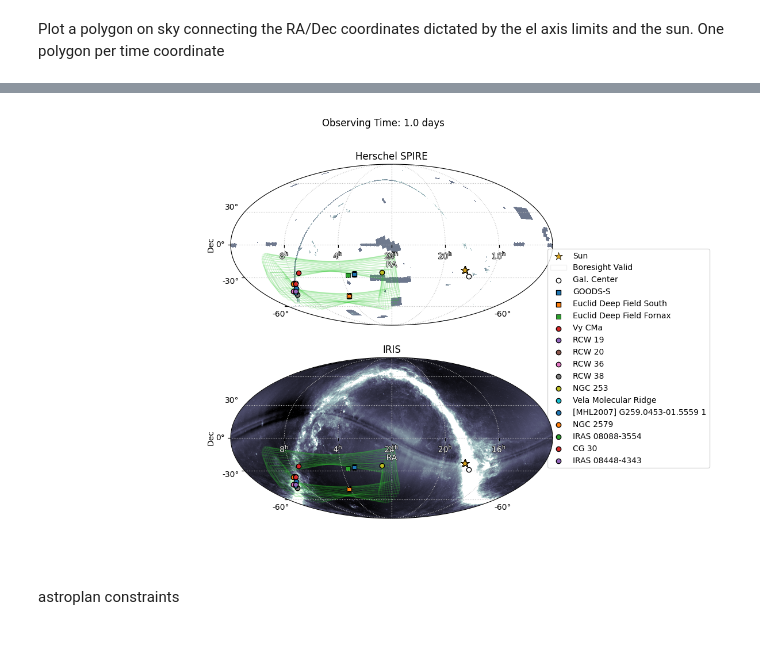
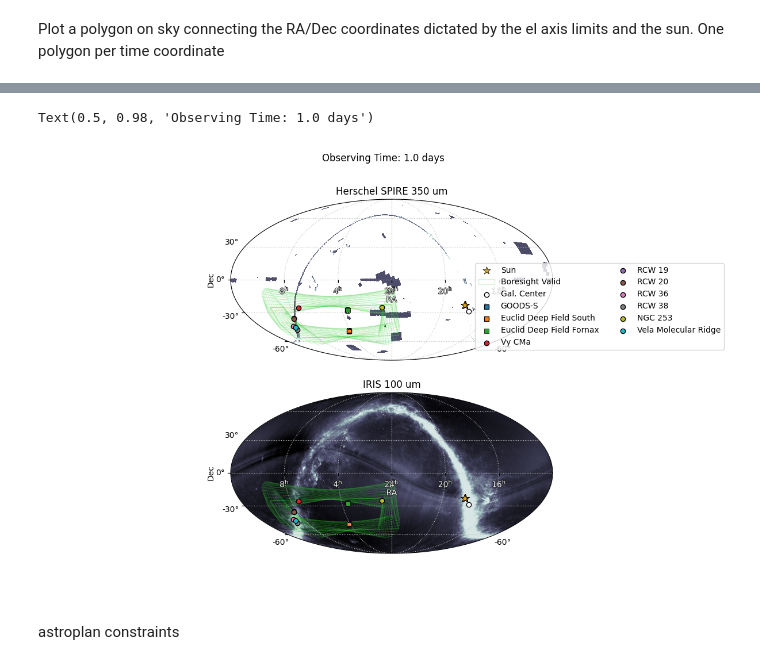
Before and after one commit to tim-balloon/tim-memos, a Jupyter notebook: TIM_sky_coverage.ipynb, the cells around one changed output, grey strips where cells are left out. Drawn from its saved outputs; the diff is of its cells as text; code cells hidden in the pictures.

Commit message:
fix allsky legend

```diff
--- a/TIM_sky_coverage.ipynb
+++ b/TIM_sky_coverage.ipynb
@@ -54,7 +54,7 @@ sun_altaz = sun.transform_to('altaz')
 
 gal_center = SkyCoord(ra='17h45m40.04s', dec='-29d00m28.s', obstime=times[0], location=mcmurdo)
 
-goods_s = SkyCoord(ra=3.*15*u.degree,dec=-27*u.degree, obstime=times, location=mcmurdo)
+goods_s = SkyCoord(ra='3h32m36.51s', dec='-27d47m33.74s', obstime=times, location=mcmurdo)
 goods_s_altaz = goods_s.transform_to('altaz')
 
 edfs = SkyCoord(ra='04h04m57.84s', dec='-48d25m22.8s', obstime=times[0], location=mcmurdo)
@@ -222,7 +222,7 @@ for j, ax in enumerate(axs):
     lon.set_ticklabel(color='white', path_effects=path_effects)
     ax.grid(linestyle=':', color='silver')
 
-    ax.imshow(d, vmin=np.nanmin(d), vmax=np.nanmean(d) + 1 * np.nanstd(d), cmap='bone')
+    ax.imshow(d, vmin=np.nanmin(d), vmax=np.nanmean(d) + 2 * np.nanstd(d), cmap='bone')
 
     p = ax.scatter(sun.ra, sun.dec, s=100, marker='*', facecolor='goldenrod', edgecolor='k', linewidth=.5, transform=ax.get_transform('icrs'), label='Sun')
 
@@ -270,7 +270,7 @@ for j, ax in enumerate(axs):
     px_regions = [r.to_pixel(wcs) for r in rs]
     for i, p in enumerate(px_regions):
         if i == 0:
-            p.plot(ax=ax, edgecolor='k', facecolor='none', alpha=max(1/len(times), 0.05), label='Boresight Valid')
+            p.plot(ax=ax, edgecolor='limegreen', facecolor='none', alpha=max(1/len(times), 0.2), label='Boresight Valid')
         # p.plot(ax=ax, edgecolor='k', alpha=max(1/len(times), 0.01))
         p.plot(ax=ax, facecolor='none', edgecolor='limegreen', alpha=0.2)
 
@@ -293,11 +293,11 @@ for j, ax in enumerate(axs):
     # plot_from_catalog_helper(ax, 'NGC 3603')
     plot_from_catalog_helper(ax, 'Vela Molecular Ridge')
     # plot_from_catalog_helper(ax, 'Beta Gruis')
-    plot_from_catalog_helper(ax, '[MHL2007] G259.0453-01.5559 1') # Young Stellar Object Candidate
-    plot_from_catalog_helper(ax, 'NGC 2579')
-    plot_from_catalog_helper(ax, 'IRAS 08088-3554')
-    plot_from_catalog_helper(ax, 'CG 30')
-    plot_from_catalog_helper(ax, 'IRAS 08448-4343')
+    # plot_from_catalog_helper(ax, '[MHL2007] G259.0453-01.5559 1') # Young Stellar Object Candidate
+    # plot_from_catalog_helper(ax, 'NGC 2579')
+    # plot_from_catalog_helper(ax, 'IRAS 08088-3554')
+    # plot_from_catalog_helper(ax, 'CG 30')
+    # plot_from_catalog_helper(ax, 'IRAS 08448-4343')
 
     # for hh in [120, 132, 133, 171, 188, 217, 219, 246]: # [46, 47, 72, 73, 74, 75,]
     #     plot_from_catalog_helper(ax, 'HH' + str(hh))
@@ -305,10 +305,12 @@ for j, ax in enumerate(axs):
     ax.set_xlabel('RA', color='w', path_effects=path_effects)
     ax.set_ylabel('Dec')
     if j == 0:
-        ax.legend(bbox_to_anchor=(1.5, 0.5))
+        ax.legend(loc='upper right', ncol=2, bbox_transform=fig.transFigure, bbox_to_anchor=(1, 0.75))
     # fig.tight_layout()
 
-ax0.set_title('Herschel SPIRE')
-ax1.set_title('IRIS')
+ax0.set_title('Herschel SPIRE 350 um')
+ax1.set_title('IRIS 100 um')
 fig.suptitle(f'Observing Time: {(t[-1] - t[0]).to(u.day).value:.1f} days')
+
+# fig.tight_layout()
 # %% [output]
@@ -316,4 +318,5 @@ Text(0.5, 0.98, 'Observing Time: 1.0 days')
+Text(0.5, 0.98, 'Observing Time: 1.0 days')
-[figure, old version]
+[figure, new version]
 # %% [markdown]
 astroplan constraints
 # %%
```
Also changed, not shown: parts of 3 cells of this notebook.
